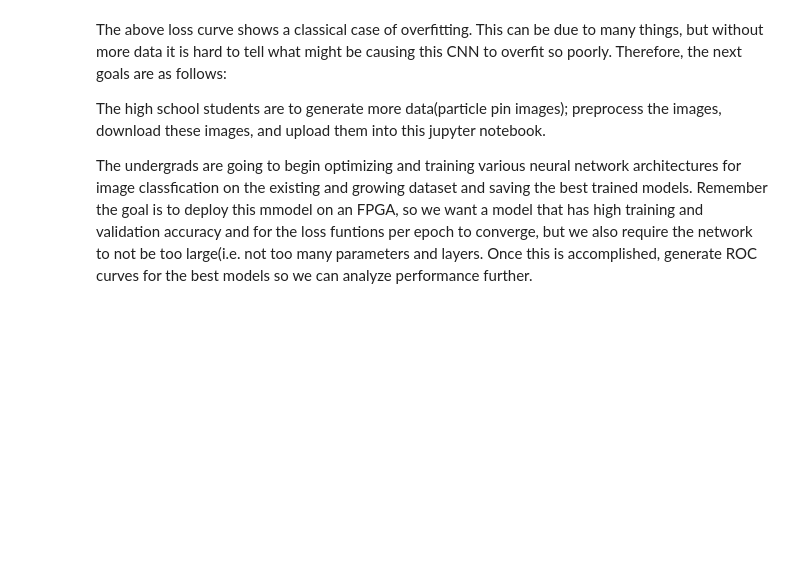
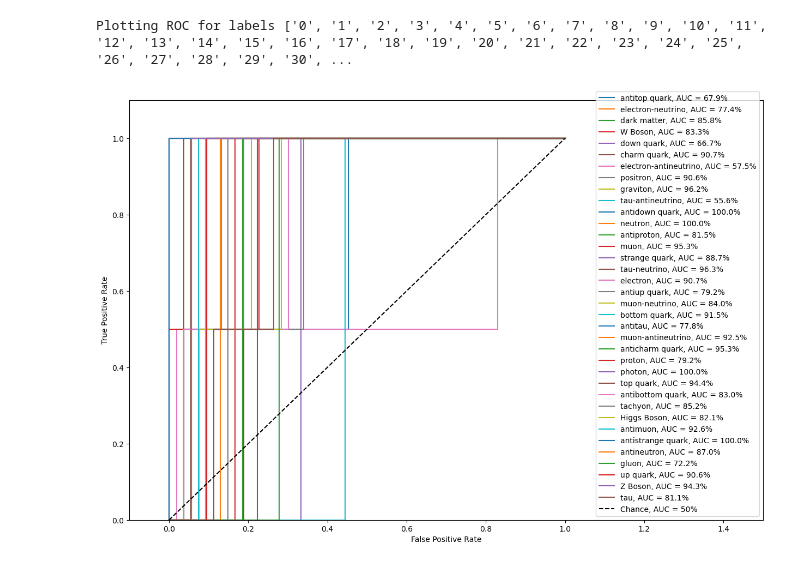
Before and after one commit to A-Skiv/Particle_zoo_image_classification, a Jupyter notebook: example.ipynb, the cells around one changed output. Saved outputs shown, nothing was run; the diff lists cells and outputs as text; code cells hidden in the pictures; blank space fills up the shorter version.

```diff
--- a/example.ipynb
+++ b/example.ipynb
@@ -25,7 +35,7 @@ def png_to_jpg(input_dir, output_dir):
 ## Read in the images, create class labels, and preprocess for input into CNN ##
 #num_classes = 36
 
-path = '/Users/andy/particle_zoo/particle_zoo_org_images' # change image path accordingly
+path = 'images' # change image path accordingly
 
 # list to store particle (class) names
 particle_types = []
@@ -47,7 +57,7 @@ for fileName in os.listdir(path):
             for file in os.listdir(sub_dir_path):
 
                 # ignore hidden files that your os may generate
-                if not file.startswith('.'):
+                if not file.startswith('.') or not file.endswith('.jpg'):
                     print(file)
 
                     # create directory path for the image
@@ -219,6 +227,30 @@ plt.show()
-# %% [markdown]
-The above loss curve shows a classical case of overfitting. This can be due to many things, but without more data it is hard to tell what might be causing this CNN to overfit so poorly. Therefore, the next goals are as follows:
-
-The high school students are to generate more data(particle pin images); preprocess the images, download these images, and upload them into this jupyter notebook.
-
-The undergrads are going to begin optimizing and training various neural network architectures for image classfication on the existing and growing dataset and saving the best trained models. Remember the goal is to deploy this mmodel on an FPGA, so we want a model that has high training and validation accuracy and for the loss funtions per epoch to converge, but we also require the network to not be too large(i.e. not too many parameters and layers. Once this is accomplished, generate ROC curves for the best models so we can analyze performance further.
+# %%
+# ROC Curve for each class
+df = pd.DataFrame()
+fpr  = {}
+tpr  = {}
+auc1 = {}
+labels=['%i'%nr for nr in range (0,36)]
+print('Plotting ROC for labels {}'.format(labels))
+
+fig, ax = plt.subplots(figsize=(15, 10))
+for i, label in enumerate(labels):
+    df[label] = Y_test[:,int(label)]
+    df[label + '_pred'] = y_score[:, int(label)]
+    fpr[label], tpr[label], threshold = metrics.roc_curve(df[label],df[label+'_pred'])
+    auc1[label] = metrics.auc(fpr[label], tpr[label])
+
+    plt.plot(fpr[label],tpr[label], label=r'{}, AUC = {:.1f}%'.format(particle_types[int(label)],auc1[label]*100))
+
+plt.plot([0,1], [0,1], "k--", label="Chance, AUC = 50%")
+
+#plt.semilogx()
+plt.ylabel("True Positive Rate")
+plt.xlabel("False Positive Rate")
+plt.xlim(-0.1,1.5)
+plt.ylim(0,1.1)
+plt.legend(loc='lower right')
+plt.show()
+# %% [output]
+Plotting ROC for labels ['0', '1', '2', '3', '4', '5', '6', '7', '8', '9', '10', '11', '12', '13', '14', '15', '16', '17', '18', '19', '20', '21', '22', '23', '24', '25', '26', '27', '28', '29', '30', ...
+[figure, added]
```
Also changed, not shown: parts of 10 cells of this notebook, 1 other file.
